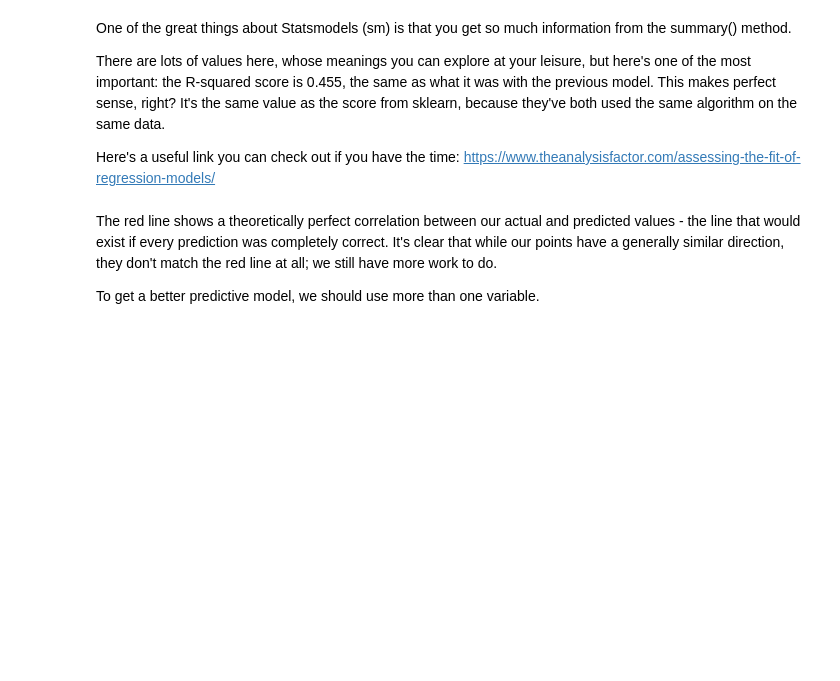
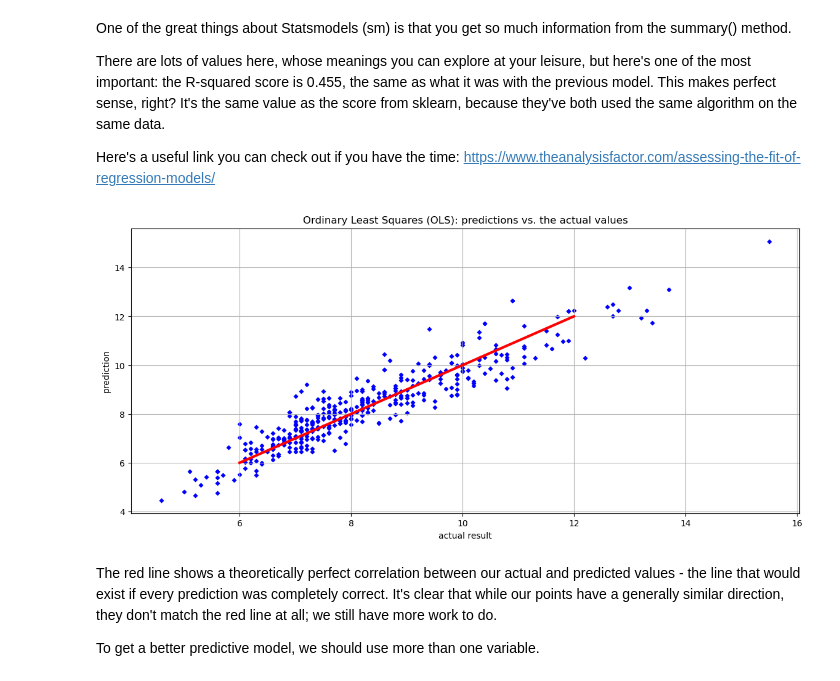
Before and after one commit to sabheen9/11.4.1-Case-Study---Linear-Regression, a Jupyter notebook: Springboard Regression Case Study - the Red Wine Dataset - Tier 3.ipynb, the cells around one changed output. Cells and saved outputs as stored; diff of their text form; code cells hidden in the pictures; blank space fills up the shorter version.

```diff
--- a/Springboard Regression Case Study - the Red Wine Dataset - Tier 3.ipynb
+++ b/Springboard Regression Case Study - the Red Wine Dataset - Tier 3.ipynb
@@ -328,9 +328,12 @@ Let's build a similar model using a different package, to see if we get a better
 # %%
 # Create the test and train sets. Here, we do things slightly differently.
 # We make the explanatory variable X as before.
-_ _ _
+X = df[['density']]
 
 # But here, reassign X the value of adding a constant to it. This is required for Ordinary Least Squares Regression.
 # Further explanation of this can be found here:
 # https://www.statsmodels.org/devel/generated/statsmodels.regression.linear_model.OLS.html
-_ _ _
+
+X = sm.add_constant(X)
+# An intercept is not included by default and should be added by the user
+# having the constant in your regression model—it forces the residuals to have that crucial zero mean.
@@ -343,8 +340,14 @@ _ _ _
+# %%
+y=df['fixed.acidity']
+
+# Split the data. This line uses the sklearn function train_test_split().
+# The test_size parameter means we can train with 75% of the data, and test on 25%.
+X_train,X_test,y_train,y_test=train_test_split(X,y,test_size=0.25,random_state=123)
 # %%
 # Create the model
-_ _ _
+rModel2=sm.OLS(y_train,X_train)
 
 # Fit the model with fit()
-_ _ _
+rModel2_results = rModel2.fit()
 # %%
 # Evaluate the model with .summary()
@@ -357,17 +382,23 @@ There are lots of values here, whose meanings you can explore at your leisure, b
 Here's a useful link you can check out if you have the time: https://www.theanalysisfactor.com/assessing-the-fit-of-regression-models/
 # %%
 # Let's use our new model to make predictions of the dependent variable y. Use predict(), and plug in X_test as the parameter
-_ _ _
+y_predict=rModel2_results.predict(X_test)
 # %%
 # Plot the predictions
 # Build a scatterplot
-_ _ _
+plt.figure(figsize=(14,6))
+plt.scatter(y_test,y_predict, color='blue', marker='D', s=10)
 
 # Add a line for perfect correlation. Can you see what this line is doing? Use plot()
-_ _ _
+plt.plot([6,12],[6,12],color = 'red', linewidth=3)
 
 # Label it nicely
-_ _ _
+plt.title('Ordinary Least Squares (OLS): predictions vs. the actual values')
+plt.xlabel('actual result')
+plt.ylabel('prediction')
+plt.grid(True)
+# %% [output]
+[figure, added]
 # %% [markdown]
 The red line shows a theoretically perfect correlation between our actual and predicted values - the line that would exist if every prediction was completely correct. It's clear that while our points have a generally similar direction, they don't match the red line at all; we still have more work to do.
 
```
Also changed, not shown: parts of 11 cells of this notebook.
